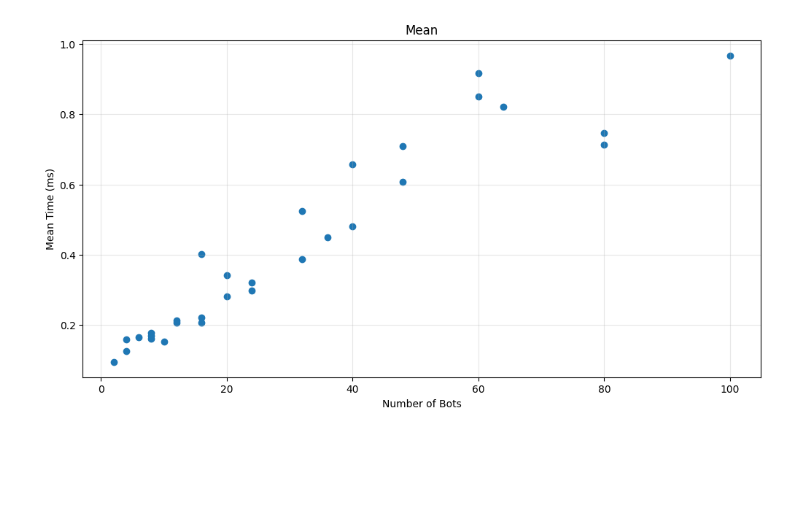
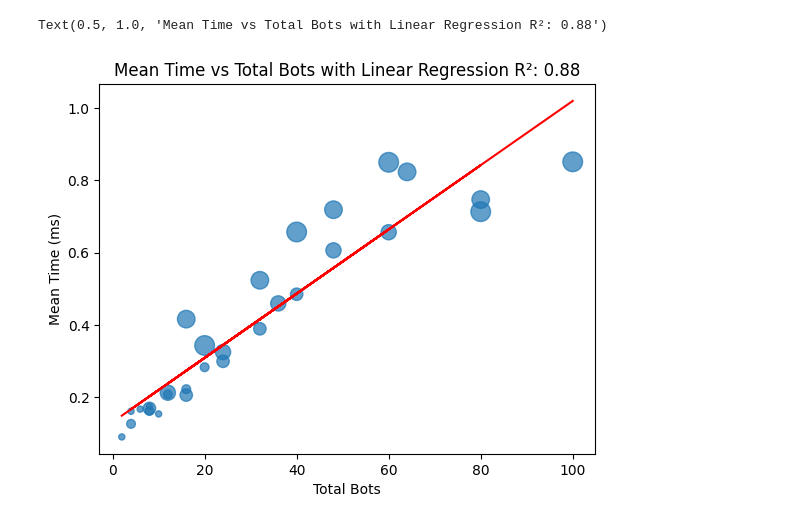
Before and after one commit to GDX64/rust-game, a Jupyter notebook: benchmarks/main.ipynb, the cells around one changed output. Drawn from its saved outputs; the diff is of its cells as text; code cells hidden in the pictures; blank space fills up the shorter version.

```diff
--- a/benchmarks/main.ipynb
+++ b/benchmarks/main.ipynb
@@ -115,0 +38,23 @@ experiments_info
+# %%
+import numpy as np
+import scipy.stats as stats
+df = statement_to_df(f"""
+                select tick as x, micros_elapsed / 1000.0 as y, et.experiment_id
+                from experiment_ticks et
+                where et.tick > 200 and et.tick < 1400
+                """)
+
+grouped = df.groupby('experiment_id')
+
+
+confidence = 0.95
+
+# Group by experiment and calculate stats
+stats_df = df.groupby('experiment_id')['y'].agg(['mean', 'sem', 'count', 'var', 'std', 'min', 'max'])
+stats_df['ci'] = stats_df.apply(
+    lambda row: stats.t.ppf(0.975, row['count']-1) * row['sem'],
+    axis=1
+)
+
+# Merge the data
+merged_df = stats_df.merge(experiments_info, left_index=True, right_on='id')
@@ -150,11 +126,19 @@ plt.show()
 # %%
-x_number_of_bots = experiments_info['total_bots']
-plt.figure(figsize=(12, 6))
-plt.scatter(x_number_of_bots, stats_df['mean'])
-plt.xlabel('Number of Bots')
+from sklearn.linear_model import LinearRegression
+
+
+model = LinearRegression()
+X = merged_df[['total_bots']]
+y = merged_df['mean']
+model.fit(X, y)
+r2 = model.score(X, y)
+sizes = merged_df['number_of_servers']
+plt.scatter(merged_df['total_bots'], merged_df['mean'], s=sizes*20, alpha=0.7)
+plt.plot(merged_df['total_bots'], model.predict(X), color='red')
+plt.xlabel('Total Bots')
 plt.ylabel('Mean Time (ms)')
-plt.title('Mean')
-plt.grid(True, alpha=0.3)
-plt.show()
+plt.savefig('./assets/mean_time_vs_total_bots.jpg')
+plt.title(f'Mean Time vs Total Bots with Linear Regression R²: {r2:.2f}')
 # %% [output]
+Text(0.5, 1.0, 'Mean Time vs Total Bots with Linear Regression R²: 0.88')
-[figure, old version]
+[figure, new version]
```
Also changed, not shown: parts of 10 cells of this notebook, 10 other files.
